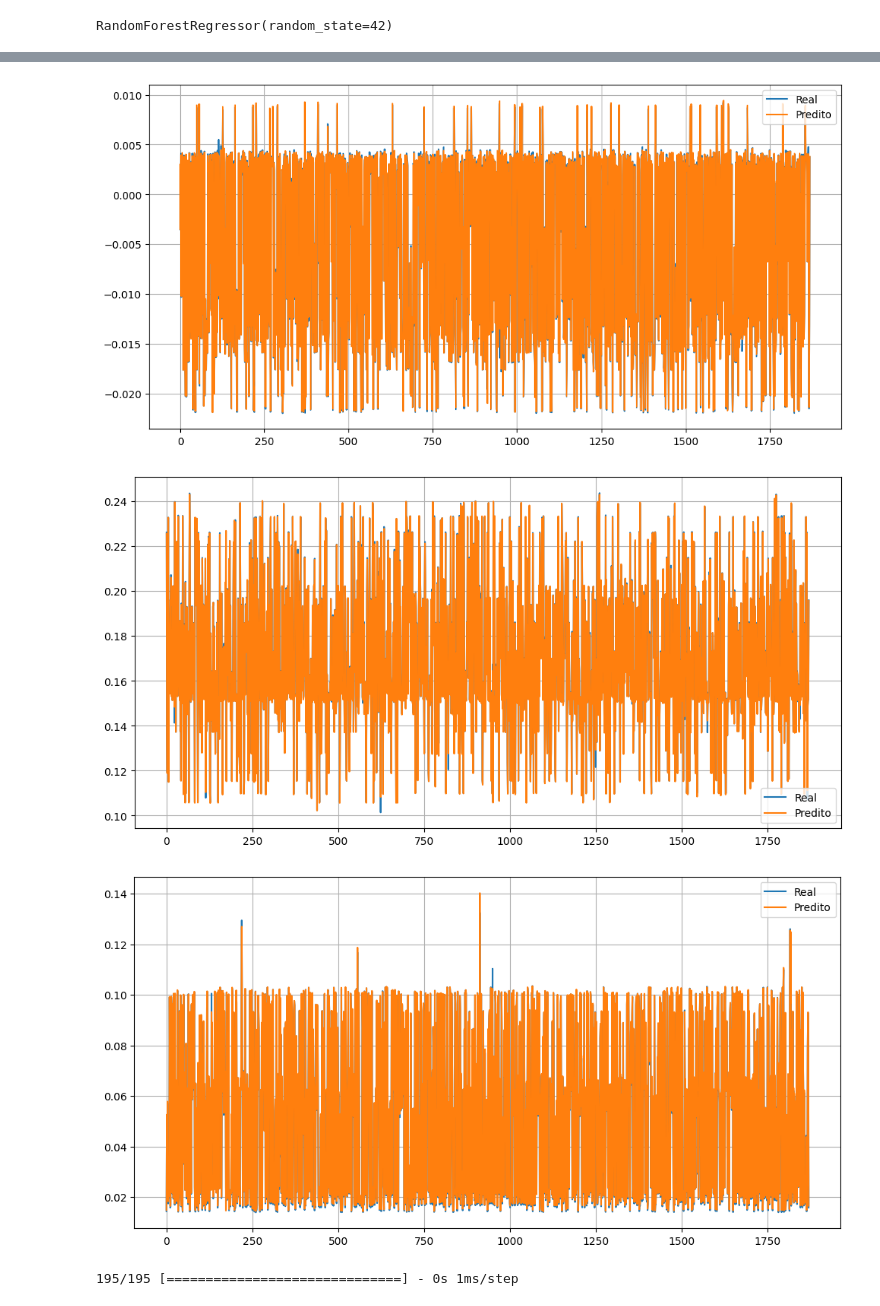
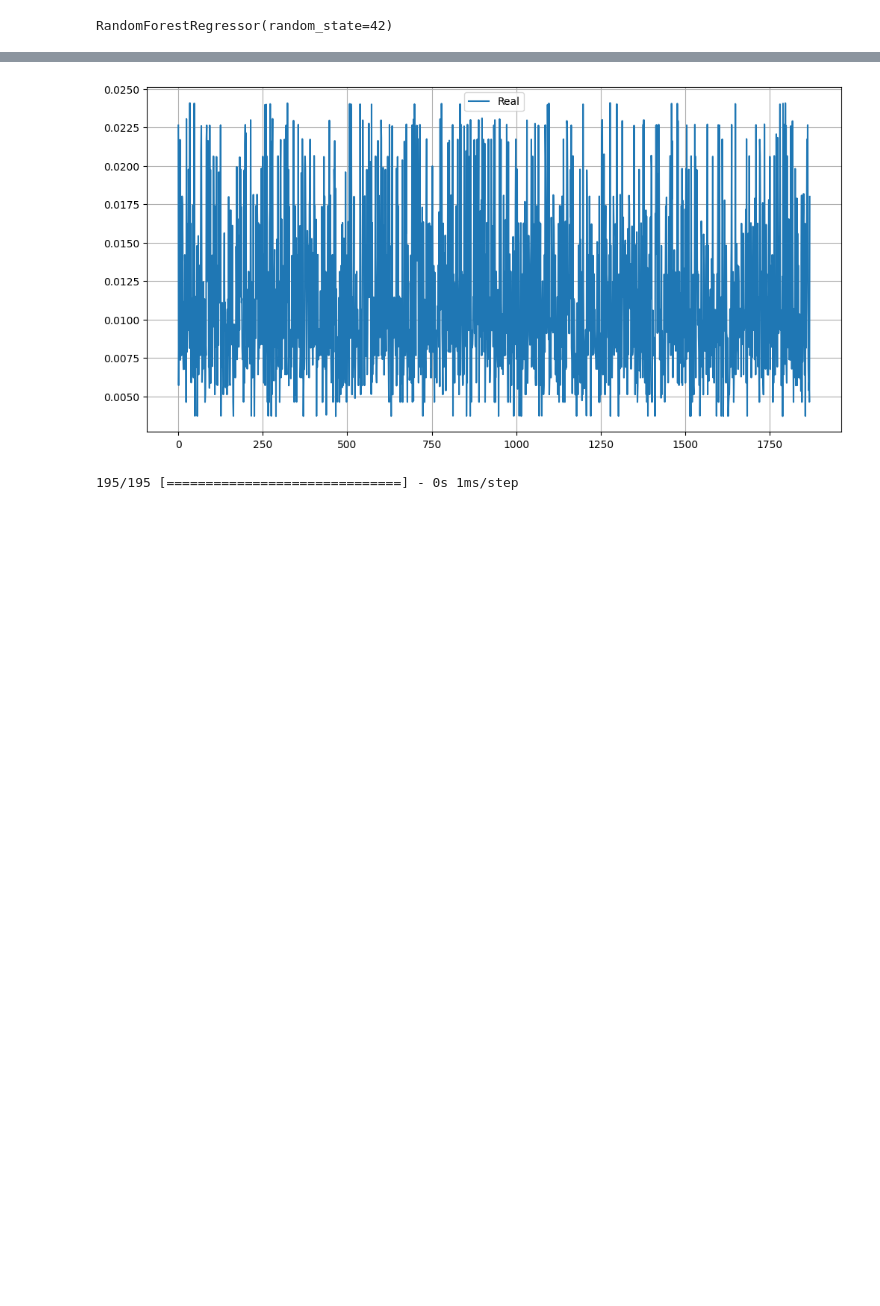
Before and after one commit to Miguel-mmf/smart-automation, a Jupyter notebook: ava02/pt2/modelo.ipynb, the cells around one changed output, grey strips where cells are left out. Saved outputs shown, nothing was run; the diff lists cells and outputs as text; code cells hidden in the pictures; blank space fills up the shorter version.

```diff
--- a/ava02/pt2/modelo.ipynb
+++ b/ava02/pt2/modelo.ipynb
@@ -48,9 +60,9 @@ for i in range(1,n_anteriores+1):
     df[f'PT-3(K-{i})'] = df['PT-3'].shift(i)
 
 for i in range(-1,-(n_posteriores+1),-1):
-    df[f'PT-1(K+{-i})'] = df['PT-1'].shift(i)
+    #df[f'PT-1(K+{-i})'] = df['PT-1'].shift(i)
     df[f'PT-2(K+{-i})'] = df['PT-2'].shift(i)
-    df[f'PT-3(K+{-i})'] = df['PT-3'].shift(i)
+    #df[f'PT-3(K+{-i})'] = df['PT-3'].shift(i)
 
 df.columns
 # %% [output]
@@ -82,10 +96,11 @@ dtype: int64
 # %%
 df.dropna(inplace=True)
 # %%
-cols = ['PT-1(K+1)', 'PT-2(K+1)', 'PT-3(K+1)']
+#cols = ['PT-1(K+1)', 'PT-2(K+1)', 'PT-3(K+1)']
+cols = ['PT-2(K+1)']
 corr = df.corr()
 plt.figure(figsize=(10, 8))
 heatmap = sns.heatmap(corr[cols], annot=True, cmap='coolwarm', fmt=".2f")
-heatmap.set_title('Heatmap das correlações entre PT-1(K+1), PT-2(K+1) e PT-3(K+1)', pad=20)
+heatmap.set_title('Heatmap das correlações entre PT-2(K+1)', pad=20)
 plt.show()
 # %% [output]
@@ -93,4 +108,4 @@ plt.show()
 # %%
 #Normalizando
-data = tf.keras.utils.normalize(np.array(df), axis=1)
-nor = np.linalg.norm(df, axis=1, keepdims=True)
+data = tf.keras.utils.normalize(np.array(df), axis=0)
+nor = np.linalg.norm(df, axis=0, keepdims=True)
@@ -101,7 +120,7 @@ from sklearn.model_selection import train_test_split
 X = data[:, 0:17]
 y = data[:, 17:]
 
-X_train, X_test, y_train, y_test, nor_train, nor_test = train_test_split(X, y, nor, test_size=0.3, random_state=42, shuffle=True)
+X_train, X_test, y_train, y_test = train_test_split(X, y, test_size=0.3, random_state=42, shuffle=True)
 # %%
 from sklearn.feature_selection import SelectKBest, f_regression
 
@@ -228,13 +251,11 @@ ERPM: 1285.9041
 # %%
 for i in range(len(cols)):
     plt.figure(figsize=(12, 6))
     plt.plot(y_test[:, i], label='Real')
-    plt.plot(y_predict[:, i], label='Predito')
+    #plt.plot(y_predict[:, i], label='Predito')
     plt.legend()
     plt.grid()
     plt.show()
 # %% [output]
-[figure, old version]
+[figure, new version]
-[figure, removed]
-[figure, removed]
 # %%
```
Also changed, not shown: parts of 14 cells of this notebook, 1 other file.
